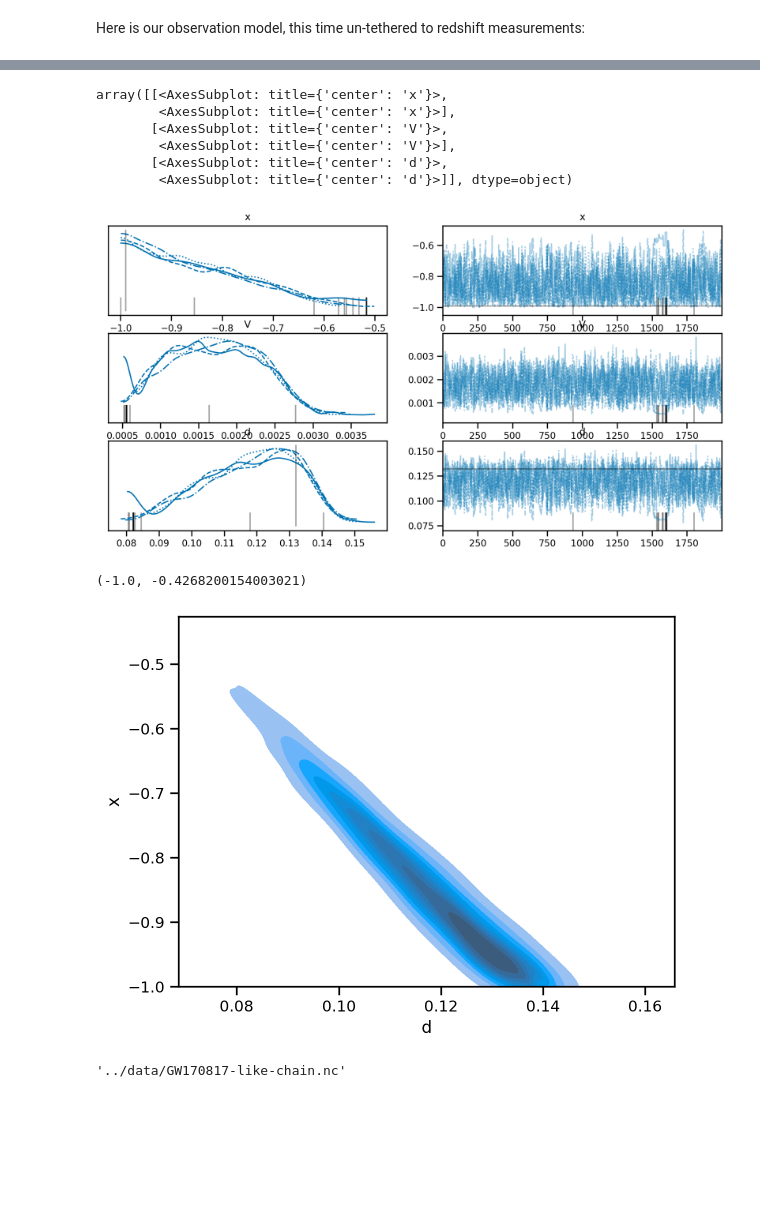
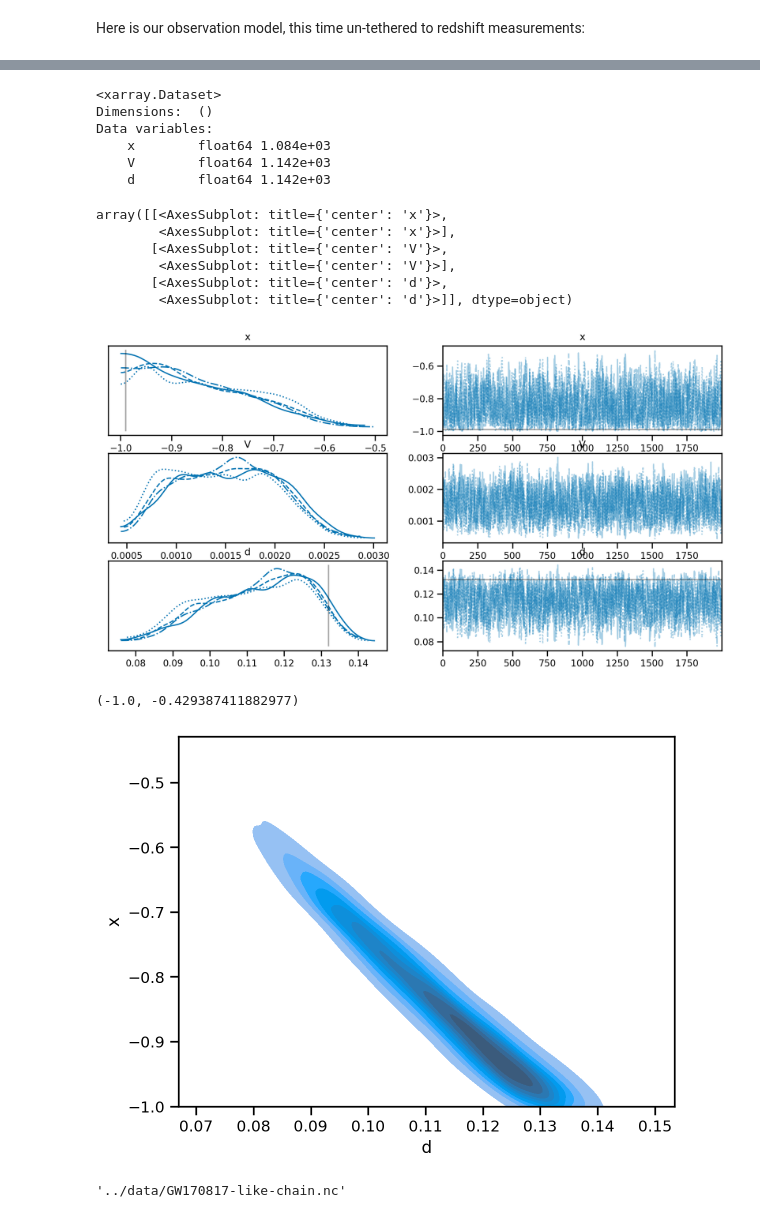
Before and after one commit to farr/BrightSirenInclinationSystematics, a Jupyter notebook: src/notebooks/ParameterEstimation.ipynb, the cells around one changed output, grey strips where cells are left out. Saved outputs shown, nothing was run; the diff lists cells and outputs as text; code cells hidden in the pictures; blank space fills up the shorter version.

```diff
--- a/src/notebooks/ParameterEstimation.ipynb
+++ b/src/notebooks/ParameterEstimation.ipynb
@@ -63,7 +63,7 @@ print(f'x = {x}, d = {d}')
 Al, Ar = draw_Al_Ar(x, d)
 model = make_model(Al, Ar)
 with model:
-    trace = pm.sample(tune=2000, draws=2000, target_accept=0.95)
+    trace = pm.sample(tune=2000, draws=2000, target_accept=0.98)
 # %% [output]
 x = -0.99, d = 0.13200333333333333
 Auto-assigning NUTS sampler...
@@ -75,3 +75,12 @@ Sampling 4 chains for 2_000 tune and 2_000 draw iterations (8_000 + 8_000 draws
+# %%
+az.ess(trace)
+# %% [output]
+<xarray.Dataset>
+Dimensions:  ()
+Data variables:
+    x        float64 1.084e+03
+    V        float64 1.142e+03
+    d        float64 1.142e+03
 # %%
 az.plot_trace(trace, lines=[('x', {}, x), ('d', {}, d)])
 # %% [output]
@@ -81,13 +90,13 @@ array([[<AxesSubplot: title={'center': 'x'}>,
         <AxesSubplot: title={'center': 'V'}>],
        [<AxesSubplot: title={'center': 'd'}>,
         <AxesSubplot: title={'center': 'd'}>]], dtype=object)
-[figure, old version]
+[figure, new version]
 # %%
-sns.kdeplot(data=az.extract_dataset(trace.posterior), x='d', y='x', fill=True)
+sns.kdeplot(data=az.extract(trace.posterior), x='d', y='x', fill=True)
 plt.ylim(bottom=-1)
 # %% [output]
-(-1.0, -0.4268200154003021)
+(-1.0, -0.429387411882977)
-[figure, old version]
+[figure, new version]
 # %%
 az.to_netcdf(trace, op.join(outdir, 'GW170817-like-chain.nc'))
 # %% [output]
```
Also changed, not shown: parts of 3 cells of this notebook, 2 other files.
